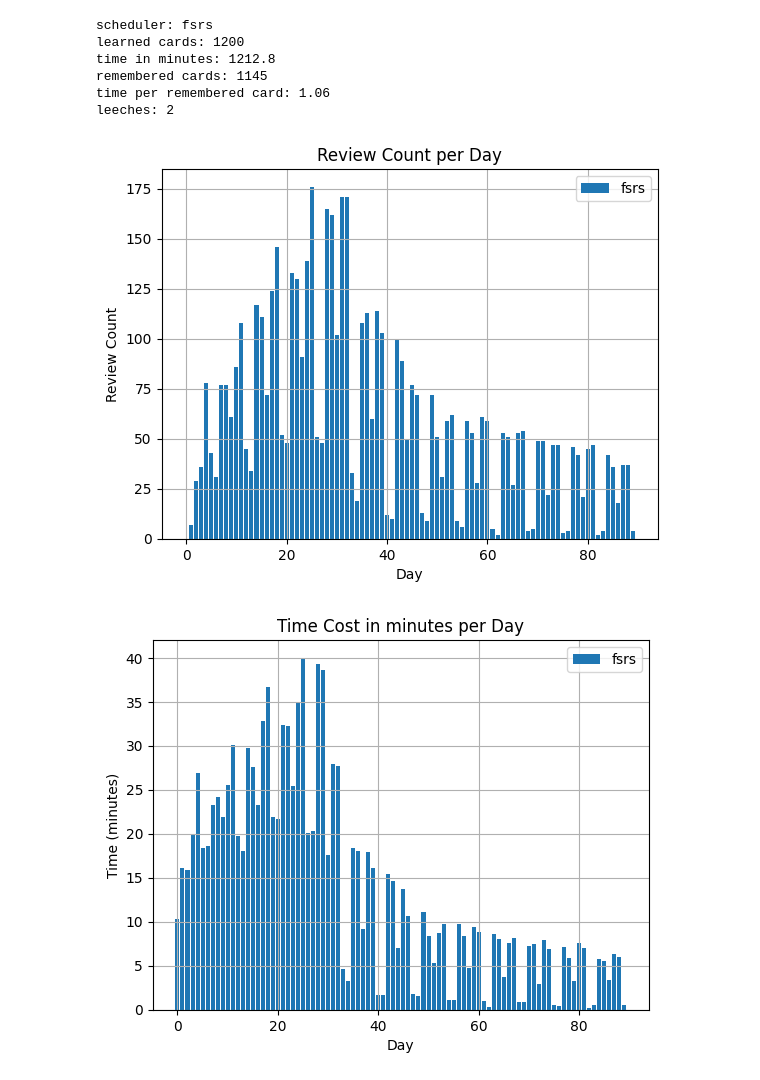
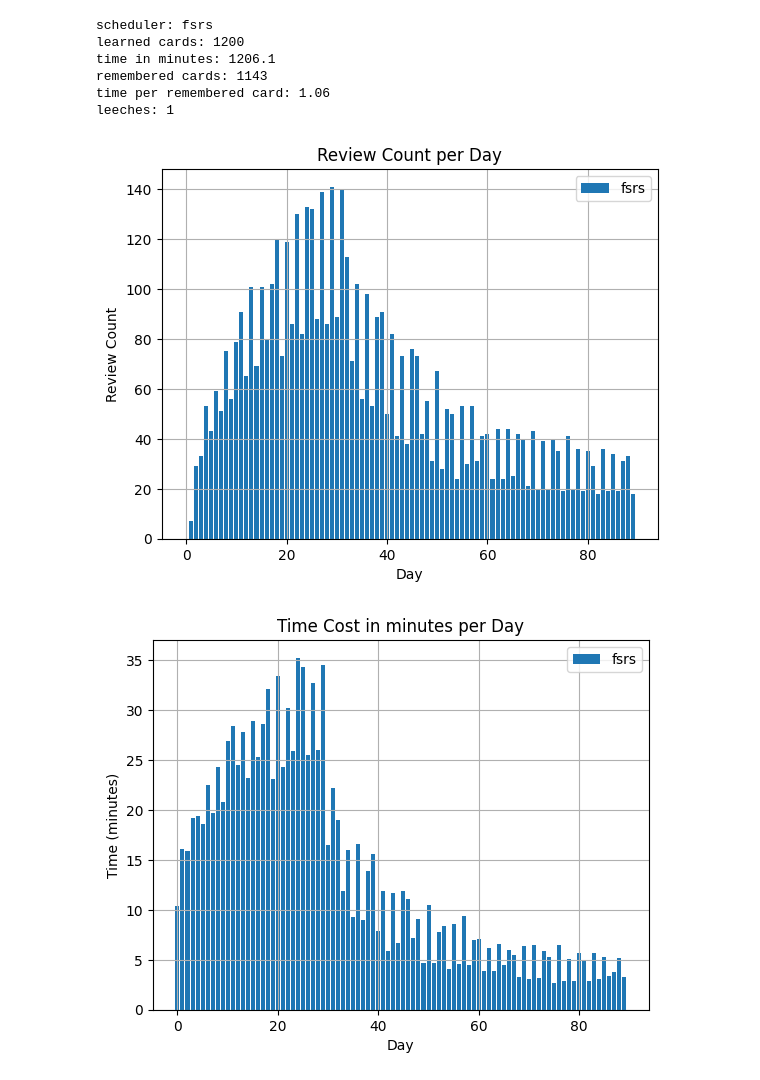
Before and after one commit to open-spaced-repetition/easy-days-simulator, a Jupyter notebook: notebook.ipynb, the cells around one changed output. Cells and saved outputs as stored; diff of their text form; code cells hidden in the pictures.

Commit message:
set enum for easy days

```diff
--- a/notebook.ipynb
+++ b/notebook.ipynb
@@ -13,15 +13,20 @@ import numpy as np
 import random
 import matplotlib.pyplot as plt
 
+
+EASY_DAYS_NORMAL_LOAD = 1.0
+EASY_DAYS_REDUCED_LOAD = 0.5
+EASY_DAYS_MINIMUM_LOAD = 0.0001
+
 easy_days_percentages = np.array(
     [
-        1,  # Monday
-        1,  # Tuesday
-        0.5,  # Wednesday
-        1,  # Thursday
-        1,  # Friday
-        0,  # Saturday
-        0,  # Sunday
+        EASY_DAYS_REDUCED_LOAD,  # Monday
+        EASY_DAYS_NORMAL_LOAD,  # Tuesday
+        EASY_DAYS_REDUCED_LOAD,  # Wednesday
+        EASY_DAYS_NORMAL_LOAD,  # Thursday
+        EASY_DAYS_NORMAL_LOAD,  # Friday
+        EASY_DAYS_REDUCED_LOAD,  # Saturday
+        EASY_DAYS_NORMAL_LOAD,  # Sunday
     ]
 )
 
@@ -101,16 +106,16 @@ def load_balance(card, delta_t, today):
     )
     easy_days_modifier = []
     total_review_count = sum(review_cnts)
-    EASY_DAYS_REDUCED_MODIFIER = 0.5
-    EASY_DAYS_NORMAL_LOAD = 1.0
-    EASY_DAYS_MINIMUM_LOAD = 0.0001
+    date_percentages = [easy_days_percentages[date.dayofweek % 7] for date in possible_dates]
     for date, review_count in zip(possible_dates, review_cnts):
-        if easy_days_percentages[date.dayofweek % 7] == 1:
+        if easy_days_percentages[date.dayofweek % 7] == EASY_DAYS_NORMAL_LOAD:
             easy_days_modifier.append(EASY_DAYS_NORMAL_LOAD)
-        elif easy_days_percentages[date.dayofweek % 7] == 0.5:
-            other_days_total = total_review_count - review_count;
-            other_days_avg = other_days_total / (len(possible_dates) - 1)
-            if review_count > other_days_avg * EASY_DAYS_REDUCED_MODIFIER:
+        elif easy_days_percentages[date.dayofweek % 7] == EASY_DAYS_REDUCED_LOAD:
+            other_days_count_total = total_review_count - review_count;
+            other_days_count_avg = other_days_count_total / (len(possible_dates) - 1)
+            other_days_percentage_total = sum(date_percentages) - easy_days_percentages[date.dayofweek % 7]
+            other_days_percentage_avg = other_days_percentage_total / (len(possible_dates) - 1)
+            if review_count / EASY_DAYS_REDUCED_LOAD > other_days_count_avg / other_days_percentage_avg:
                 easy_days_modifier.append(EASY_DAYS_MINIMUM_LOAD)
             else:
                 easy_days_modifier.append(EASY_DAYS_NORMAL_LOAD)
@@ -409,36 +414,36 @@ plt.grid(True)
 plt.ylim(0, None)
 
 plt.figure(2)
 plt.title("Time Cost in minutes per Day")
 plt.xlabel("Day")
 plt.ylabel("Time (minutes)")
 plt.legend()
 plt.grid(True)
 plt.ylim(0, None)
 
 plt.figure(3)
 plt.title(f"Cumulative Learn Count per Day")
 plt.legend()
 plt.grid(True)
 
 plt.figure(4)
 plt.title("Retention per Day")
 plt.legend()
 plt.grid(True)
 
 plt.figure(5)
 plt.title(f"Memorized Count per Day")
 plt.legend()
 plt.grid(True)
 plt.show()
 plt.close("all")
 # %% [output]
 scheduler: fsrs
 learned cards: 1200
-time in minutes: 1212.8
-remembered cards: 1145
+time in minutes: 1206.1
+remembered cards: 1143
 time per remembered card: 1.06
-leeches: 2
+leeches: 1
-[figure, old version]
+[figure, new version]
-[figure, old version]
+[figure, new version]
 [figure]
```
Also changed, not shown: parts of 1 cell of this notebook.
